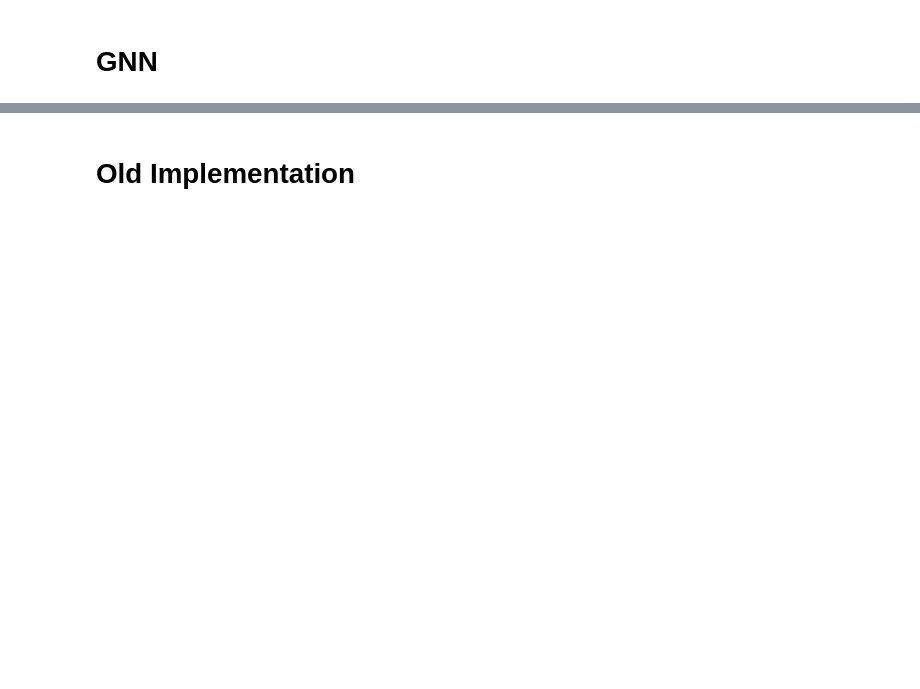
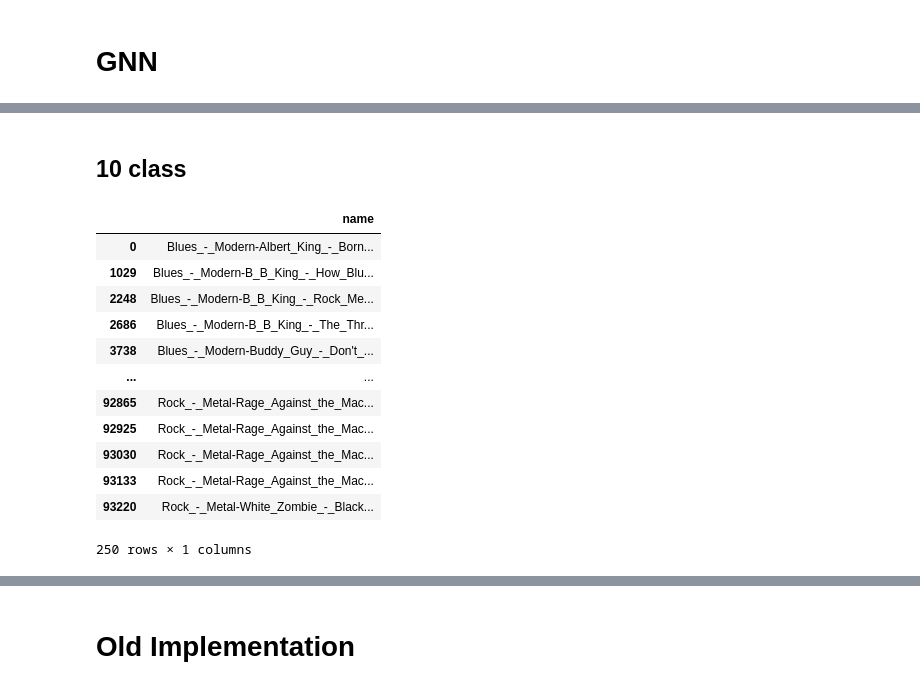
Before and after one commit to KottonP/midi2vec-master, a Jupyter notebook: Slac Hetero Graph.ipynb, the cells around one changed output, grey strips where cells are left out. Saved outputs shown, nothing was run; the diff lists cells and outputs as text; code cells hidden in the pictures; blank space fills up the shorter version.

```diff
--- a/Slac Hetero Graph.ipynb
+++ b/Slac Hetero Graph.ipynb
@@ -227,0 +290,18 @@ ZeroDivisionError: division by zero
+# %% [markdown]
+## 10 class
+# %%
+nodes_df_complete.loc[nodes_df_complete['node_type'] == 'MIDI', ['name']]
+# %% [output]
+|  | name |
+| 0 | Blues_-_Modern-Albert_King_-_Born... |
+| 1029 | Blues_-_Modern-B_B_King_-_How_Blu... |
+| 2248 | Blues_-_Modern-B_B_King_-_Rock_Me... |
+| 2686 | Blues_-_Modern-B_B_King_-_The_Thr... |
+| 3738 | Blues_-_Modern-Buddy_Guy_-_Don't_... |
+| ... | ... |
+| 92865 | Rock_-_Metal-Rage_Against_the_Mac... |
+| 92925 | Rock_-_Metal-Rage_Against_the_Mac... |
+| 93030 | Rock_-_Metal-Rage_Against_the_Mac... |
+| 93133 | Rock_-_Metal-Rage_Against_the_Mac... |
+| 93220 | Rock_-_Metal-White_Zombie_-_Black... |
+250 rows × 1 columns
```
Also changed, not shown: parts of 37 cells of this notebook, 1 other file.
